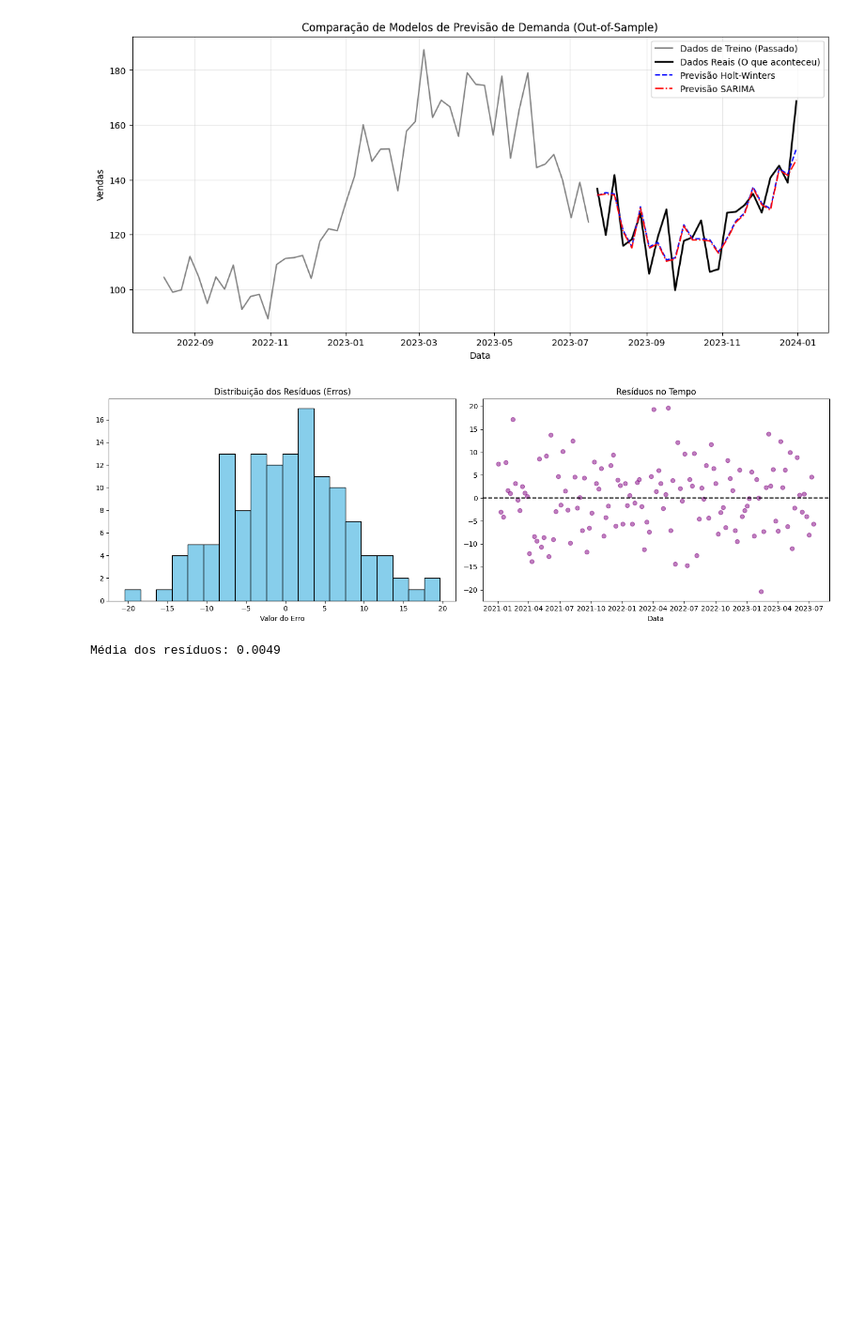
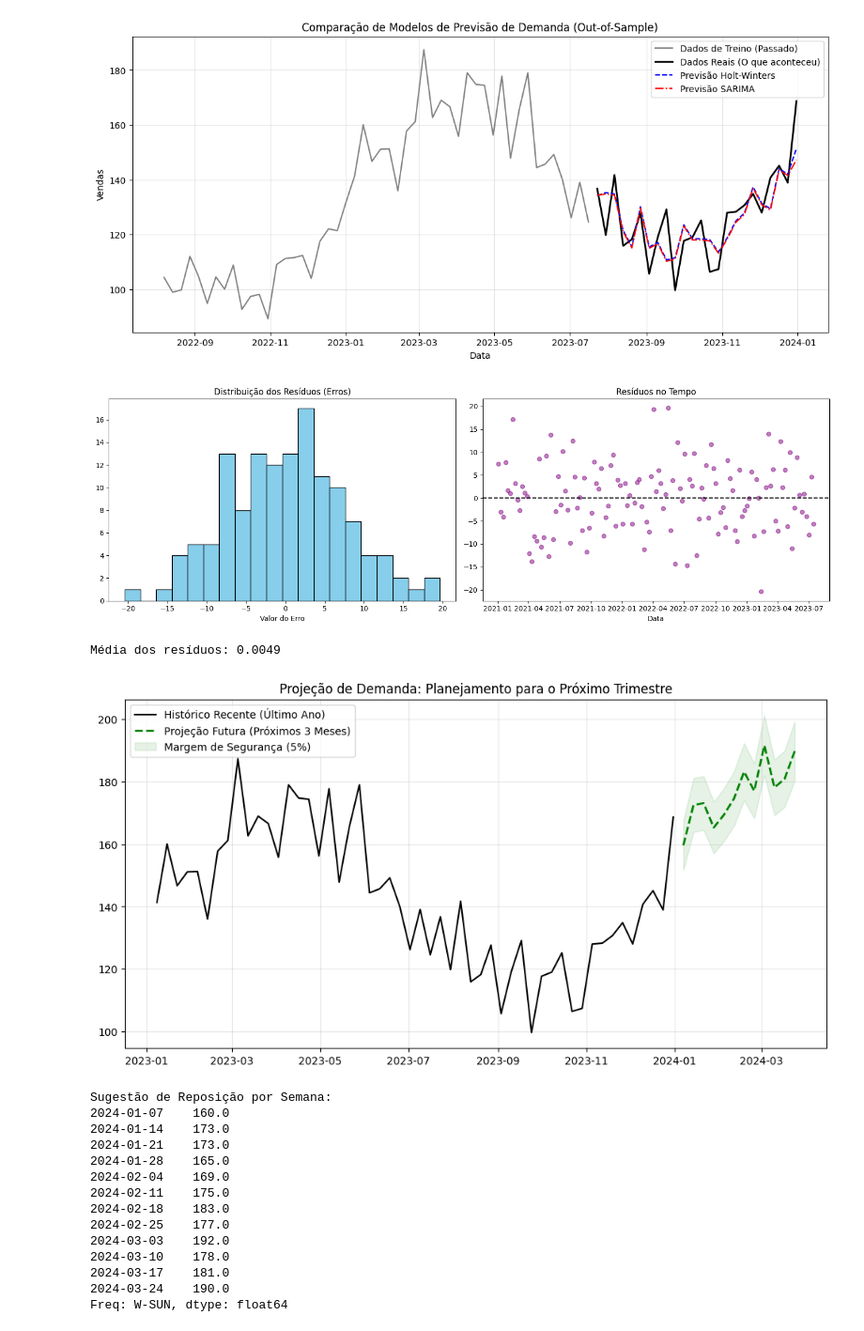
Before and after one commit to MarcioFMelo/demand-forecasting-models, a Jupyter notebook: notebooks/01_analise_exploratoria.ipynb, the cells around one changed output. Shown at 94% size. Cells and saved outputs as stored; diff of their text form; code cells hidden in the pictures; blank space fills up the shorter version.

Commit message:
feat: implementa forecast para o proximo trimestre e gera arquivo de entrega

```diff
--- a/notebooks/01_analise_exploratoria.ipynb
+++ b/notebooks/01_analise_exploratoria.ipynb
@@ -199,3 +199,46 @@ print(f"Média dos resíduos: {residuos.mean():.4f}")
 # %% [output]
 [figure]
 Média dos resíduos: 0.0049
+# %%
+# 1. Treinando o modelo com TODO o histórico disponível (agora sem esconder dados)
+modelo_final = ExponentialSmoothing(df['Vendas_Achocolatado'],
+                                    trend='add',
+                                    seasonal='add',
+                                    seasonal_periods=52).fit()
+
+# 2. Projetando as próximas 12 semanas (3 meses)
+forecast_futuro = modelo_final.forecast(12)
+
+# 3. Criando um gráfico profissional de projeção
+plt.figure(figsize=(12, 6))
+plt.plot(df.index[-52:], df['Vendas_Achocolatado'][-52:], label='Histórico Recente (Último Ano)', color='black')
+plt.plot(forecast_futuro.index, forecast_futuro, label='Projeção Futura (Próximos 3 Meses)', color='green', linestyle='--', linewidth=2)
+
+plt.fill_between(forecast_futuro.index,
+                 forecast_futuro * 0.95, forecast_futuro * 1.05,
+                 color='green', alpha=0.1, label='Margem de Segurança (5%)')
+
+plt.title('Projeção de Demanda: Planejamento para o Próximo Trimestre')
+plt.legend()
+plt.grid(True, alpha=0.3)
+plt.show()
+
+# 4. Exibindo os valores exatos para o time de Suprimentos
+print("Sugestão de Reposição por Semana:")
+print(forecast_futuro.round(0))
+# %% [output]
+[figure, added]
+Sugestão de Reposição por Semana:
+2024-01-07    160.0
+2024-01-14    173.0
+2024-01-21    173.0
+2024-01-28    165.0
+2024-02-04    169.0
+2024-02-11    175.0
+2024-02-18    183.0
+2024-02-25    177.0
+2024-03-03    192.0
+2024-03-10    178.0
+2024-03-17    181.0
+2024-03-24    190.0
+Freq: W-SUN, dtype: float64
```
